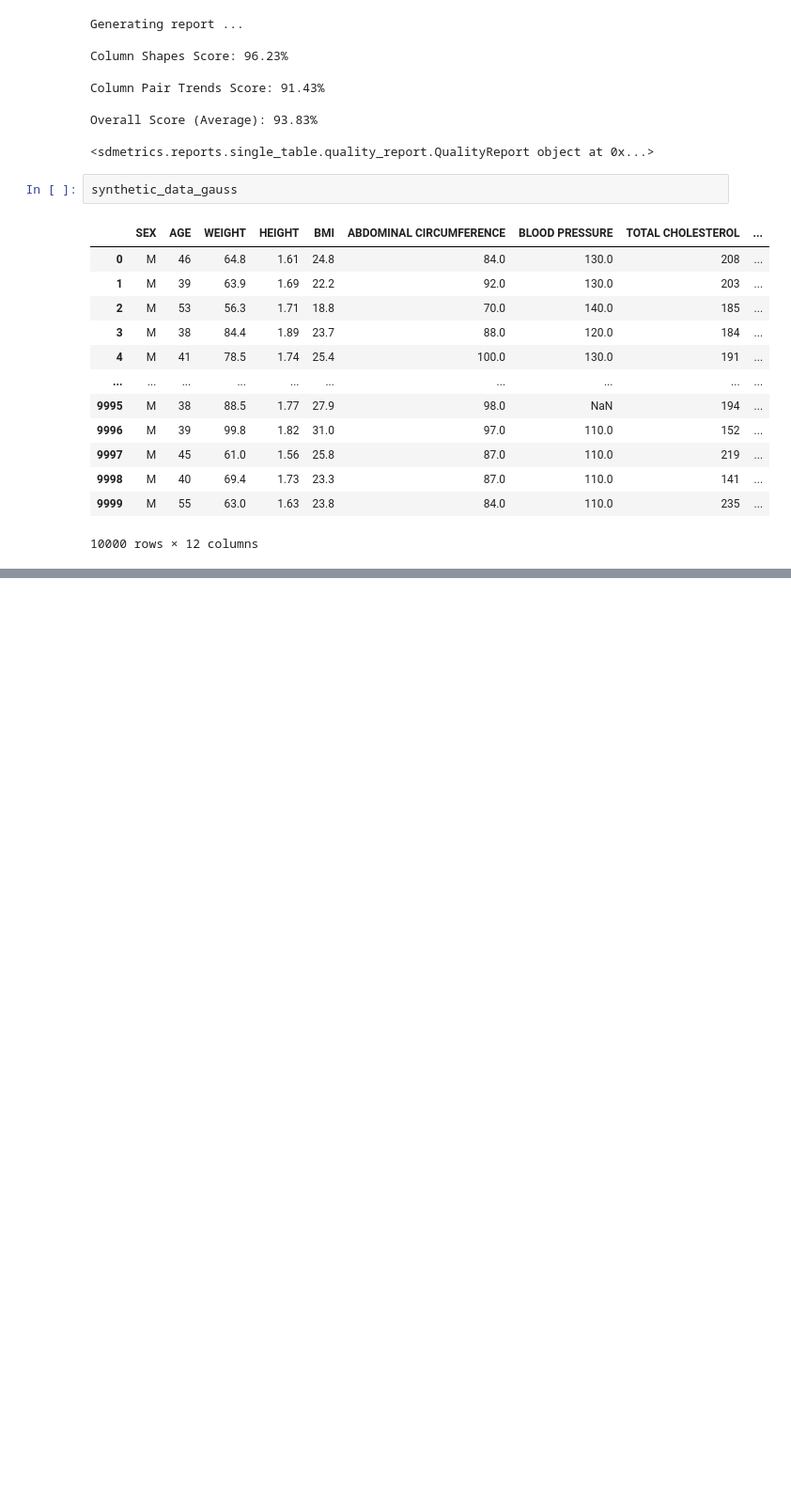
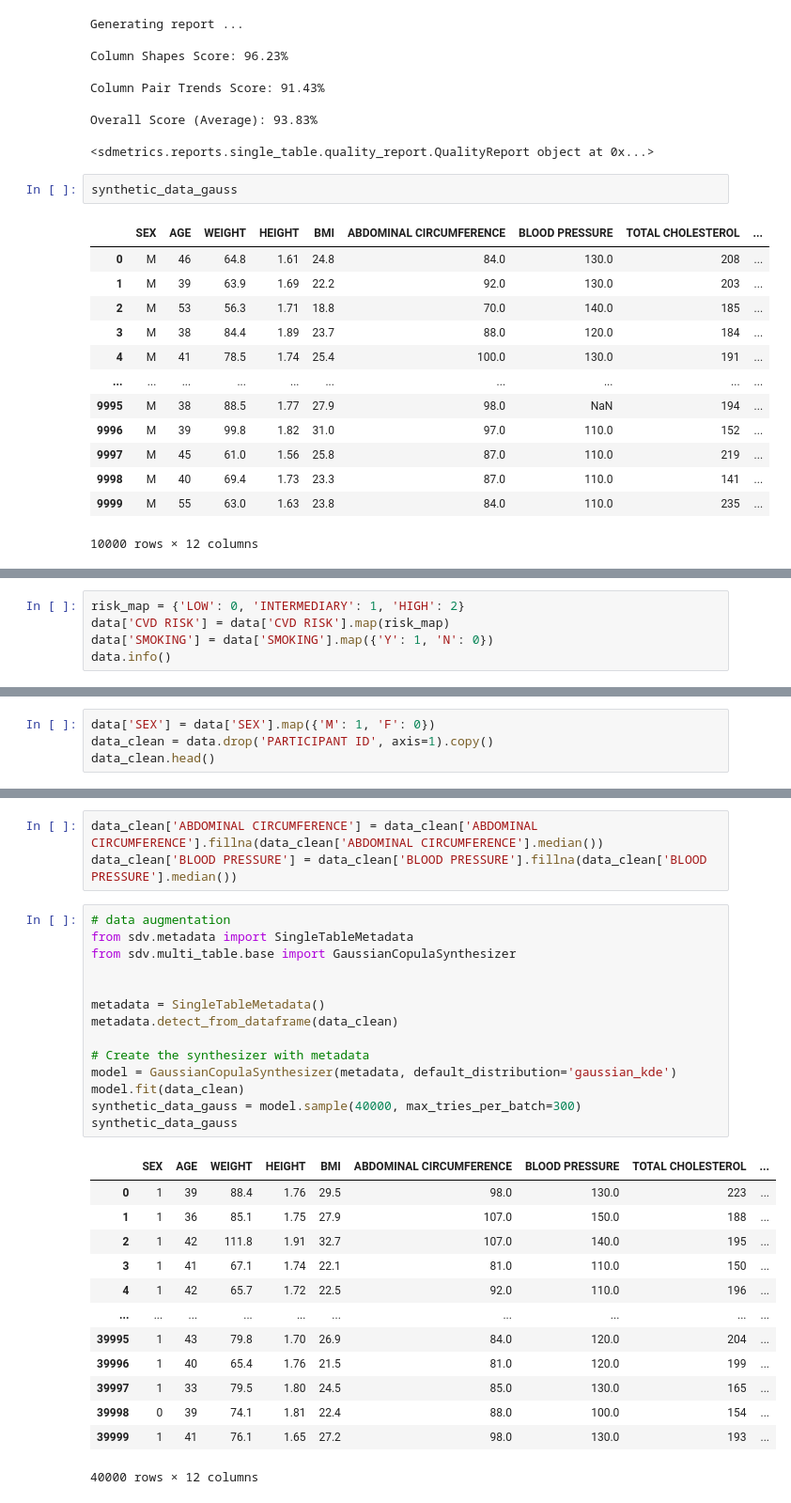
Before and after one commit to Cerion73/AgaKhan-diagnostic-system, a Jupyter notebook: backend/deeplearning/Risk.ipynb, the cells around one changed output, grey strips where cells are left out. Shown at 94% size. Drawn from its saved outputs; the diff is of its cells as text; blank space fills up the shorter version.

```diff
--- a/backend/deeplearning/Risk.ipynb
+++ b/backend/deeplearning/Risk.ipynb
@@ -151,0 +183,5 @@ synthetic_data_gauss
+# %%
+risk_map = {'LOW': 0, 'INTERMEDIARY': 1, 'HIGH': 2}
+data['CVD RISK'] = data['CVD RISK'].map(risk_map)
+data['SMOKING'] = data['SMOKING'].map({'Y': 1, 'N': 0})
+data.info()
@@ -151,0 +209,4 @@ synthetic_data_gauss
+# %%
+data['SEX'] = data['SEX'].map({'M': 1, 'F': 0})
+data_clean = data.drop('PARTICIPANT ID', axis=1).copy()
+data_clean.head()
@@ -151,0 +220,31 @@ synthetic_data_gauss
+# %%
+data_clean['ABDOMINAL CIRCUMFERENCE'] = data_clean['ABDOMINAL CIRCUMFERENCE'].fillna(data_clean['ABDOMINAL CIRCUMFERENCE'].median())
+data_clean['BLOOD PRESSURE'] = data_clean['BLOOD PRESSURE'].fillna(data_clean['BLOOD PRESSURE'].median())
+# %%
+# data augmentation
+from sdv.metadata import SingleTableMetadata
+from sdv.multi_table.base import GaussianCopulaSynthesizer
+
+
+metadata = SingleTableMetadata()
+metadata.detect_from_dataframe(data_clean)
+
+# Create the synthesizer with metadata
+model = GaussianCopulaSynthesizer(metadata, default_distribution='gaussian_kde')
+model.fit(data_clean)
+synthetic_data_gauss = model.sample(40000, max_tries_per_batch=300)
+synthetic_data_gauss
+# %% [output]
+|  | SEX | AGE | WEIGHT | HEIGHT | BMI | ABDOMINAL CIRCUMFERENCE | BLOOD PRESSURE | TOTAL CHOLESTEROL | ... |
+| 0 | 1 | 39 | 88.4 | 1.76 | 29.5 | 98.0 | 130.0 | 223 | ... |
+| 1 | 1 | 36 | 85.1 | 1.75 | 27.9 | 107.0 | 150.0 | 188 | ... |
+| 2 | 1 | 42 | 111.8 | 1.91 | 32.7 | 107.0 | 140.0 | 195 | ... |
+| 3 | 1 | 41 | 67.1 | 1.74 | 22.1 | 81.0 | 110.0 | 150 | ... |
+| 4 | 1 | 42 | 65.7 | 1.72 | 22.5 | 92.0 | 110.0 | 196 | ... |
+| ... | ... | ... | ... | ... | ... | ... | ... | ... | ... |
+| 39995 | 1 | 43 | 79.8 | 1.70 | 26.9 | 84.0 | 120.0 | 204 | ... |
+| 39996 | 1 | 40 | 65.4 | 1.76 | 21.5 | 81.0 | 120.0 | 199 | ... |
+| 39997 | 1 | 33 | 79.5 | 1.80 | 24.5 | 85.0 | 130.0 | 165 | ... |
+| 39998 | 0 | 39 | 74.1 | 1.81 | 22.4 | 88.0 | 100.0 | 154 | ... |
+| 39999 | 1 | 41 | 76.1 | 1.65 | 27.2 | 98.0 | 130.0 | 193 | ... |
+40000 rows × 12 columns
```
Also changed, not shown: parts of 13 cells of this notebook, 2 other files.
